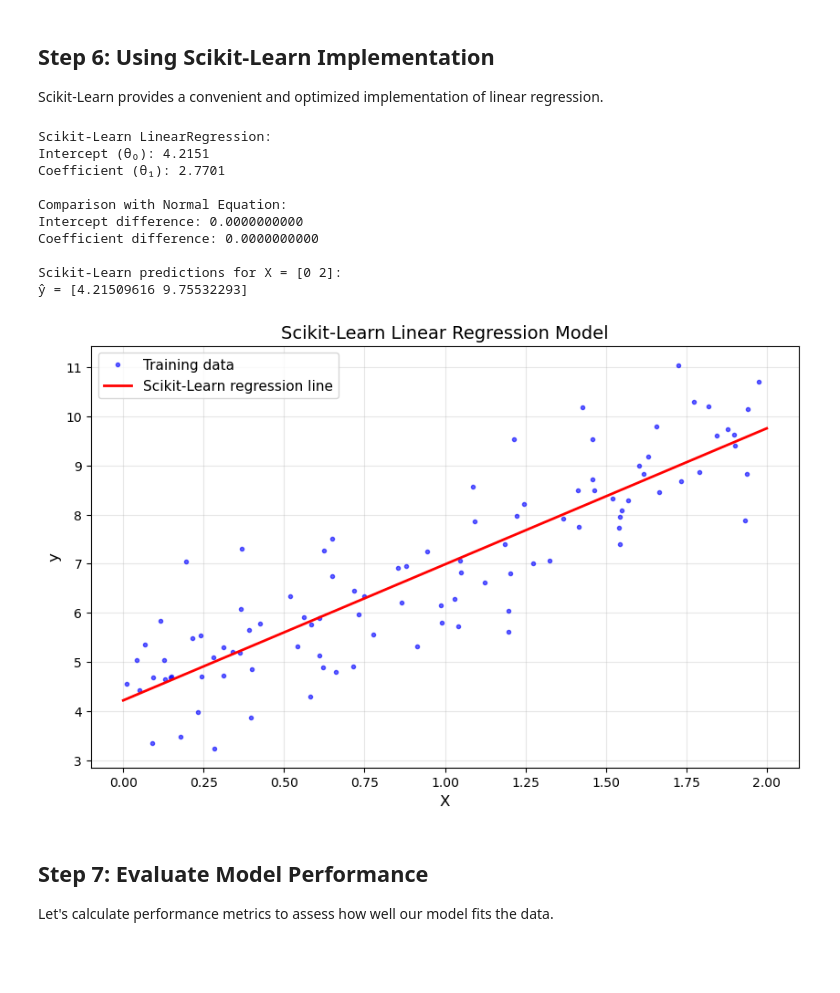
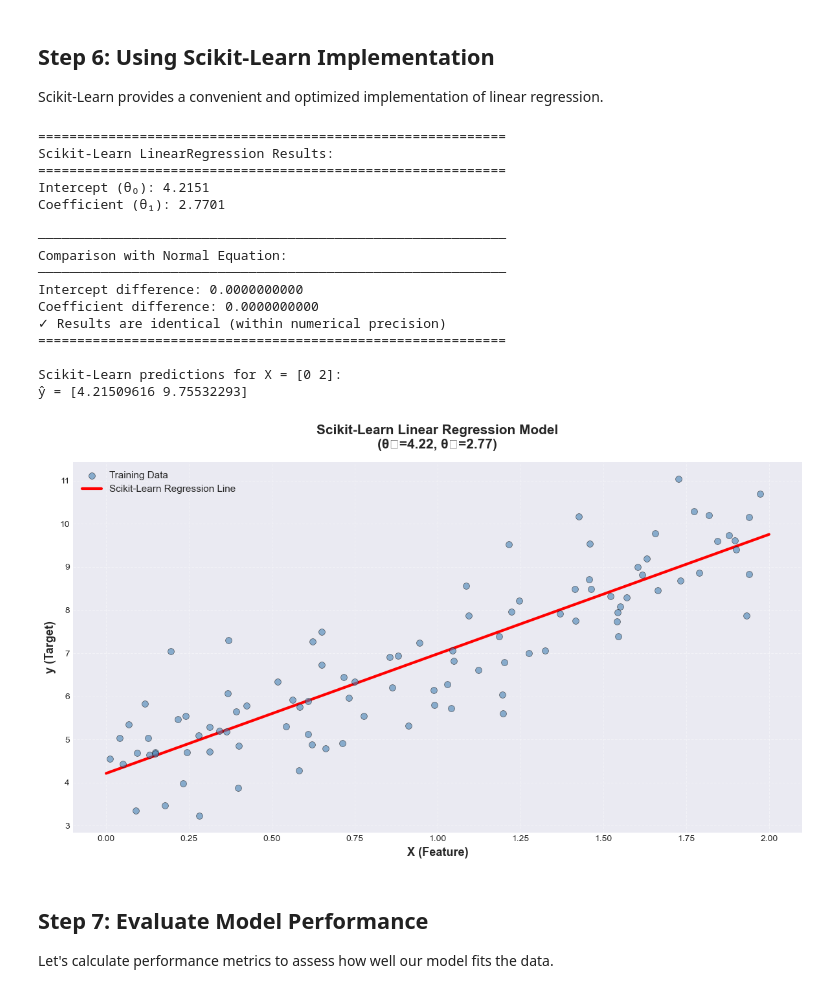
Before and after one commit to Zinoh0A/ML-StudentDropout-Classification-HousePricesPrediction-Linear-Regression, a Jupyter notebook: LR.ipynb, the cells around one changed output. Drawn from its saved outputs; the diff is of its cells as text; code cells hidden in the pictures; blank space fills up the shorter version.

```diff
--- a/LR.ipynb
+++ b/LR.ipynb
@@ -197,47 +283,61 @@ Scikit-Learn provides a convenient and optimized implementation of linear regres
 # %%
 # Create and train linear regression model
 lin_reg = LinearRegression()
 lin_reg.fit(X, y)
 
-print("Scikit-Learn LinearRegression:")
+print(f"\n{'='*60}")
+print("Scikit-Learn LinearRegression Results:")
+print(f"{'='*60}")
 print(f"Intercept (θ₀): {lin_reg.intercept_[0]:.4f}")
 print(f"Coefficient (θ₁): {lin_reg.coef_[0][0]:.4f}")
 
 # Compare with Normal Equation
-print(f"\nComparison with Normal Equation:")
+print(f"\n{'─'*60}")
+print("Comparison with Normal Equation:")
+print(f"{'─'*60}")
 print(f"Intercept difference: {abs(lin_reg.intercept_[0] - theta_best[0][0]):.10f}")
 print(f"Coefficient difference: {abs(lin_reg.coef_[0][0] - theta_best[1][0]):.10f}")
+print(f"✓ Results are identical (within numerical precision)")
+print(f"{'='*60}")
 
 # Make predictions
 y_pred_sklearn = lin_reg.predict(X_new)
 print(f"\nScikit-Learn predictions for X = {X_new.ravel()}:")
-print(f"ŷ = {y_pred_sklearn.ravel()}")
+print(f"ŷ = {y_pred_sklearn.ravel()}")
 
-# Visualize Scikit-Learn predictions
-plt.figure(figsize=(10, 6))
-# Plot the regression line for all X values
+# Visualize Scikit-Learn predictions with improved styling
+plt.figure(figsize=(12, 7))
 X_line = np.linspace(0, 2, 100).reshape(-1, 1)
 y_line = lin_reg.predict(X_line)
-plt.plot(X, y, "b.", alpha=0.6, label="Training data")
-plt.plot(X_line, y_line, "r-", linewidth=2, label="Scikit-Learn regression line")
-plt.xlabel("X", fontsize=12)
-plt.ylabel("y", fontsize=12)
-plt.title("Scikit-Learn Linear Regression Model", fontsize=14)
-plt.legend(fontsize=11)
-plt.grid(True, alpha=0.3)
+plt.scatter(X, y, c='steelblue', s=50, alpha=0.6, edgecolors='black', linewidth=0.5,
+            label='Training Data', zorder=3)
+plt.plot(X_line, y_line, "r-", linewidth=3, label="Scikit-Learn Regression Line", zorder=2)
+plt.xlabel("X (Feature)", fontsize=13, fontweight='bold')
+plt.ylabel("y (Target)", fontsize=13, fontweight='bold')
+plt.title(f"Scikit-Learn Linear Regression Model\n(θ₀={lin_reg.intercept_[0]:.2f}, θ₁={lin_reg.coef_[0][0]:.2f})",
+          fontsize=15, fontweight='bold', pad=15)
+plt.legend(fontsize=11, loc='best', framealpha=0.9)
+plt.grid(True, alpha=0.4, linestyle='--')
+plt.tight_layout()
 plt.show()
 # %% [output]
-Scikit-Learn LinearRegression:
+============================================================
+Scikit-Learn LinearRegression Results:
+============================================================
 Intercept (θ₀): 4.2151
 Coefficient (θ₁): 2.7701
 
+────────────────────────────────────────────────────────────
 Comparison with Normal Equation:
+────────────────────────────────────────────────────────────
 Intercept difference: 0.0000000000
 Coefficient difference: 0.0000000000
+✓ Results are identical (within numerical precision)
+============================================================
 
 Scikit-Learn predictions for X = [0 2]:
-ŷ = [4.21509616 9.75532293]
+ŷ = [4.21509616 9.75532293]
-[figure, old version]
+[figure, new version]
 # %% [markdown]
 ## Step 7: Evaluate Model Performance
 
```
Also changed, not shown: parts of 15 cells of this notebook, 1 other file.
